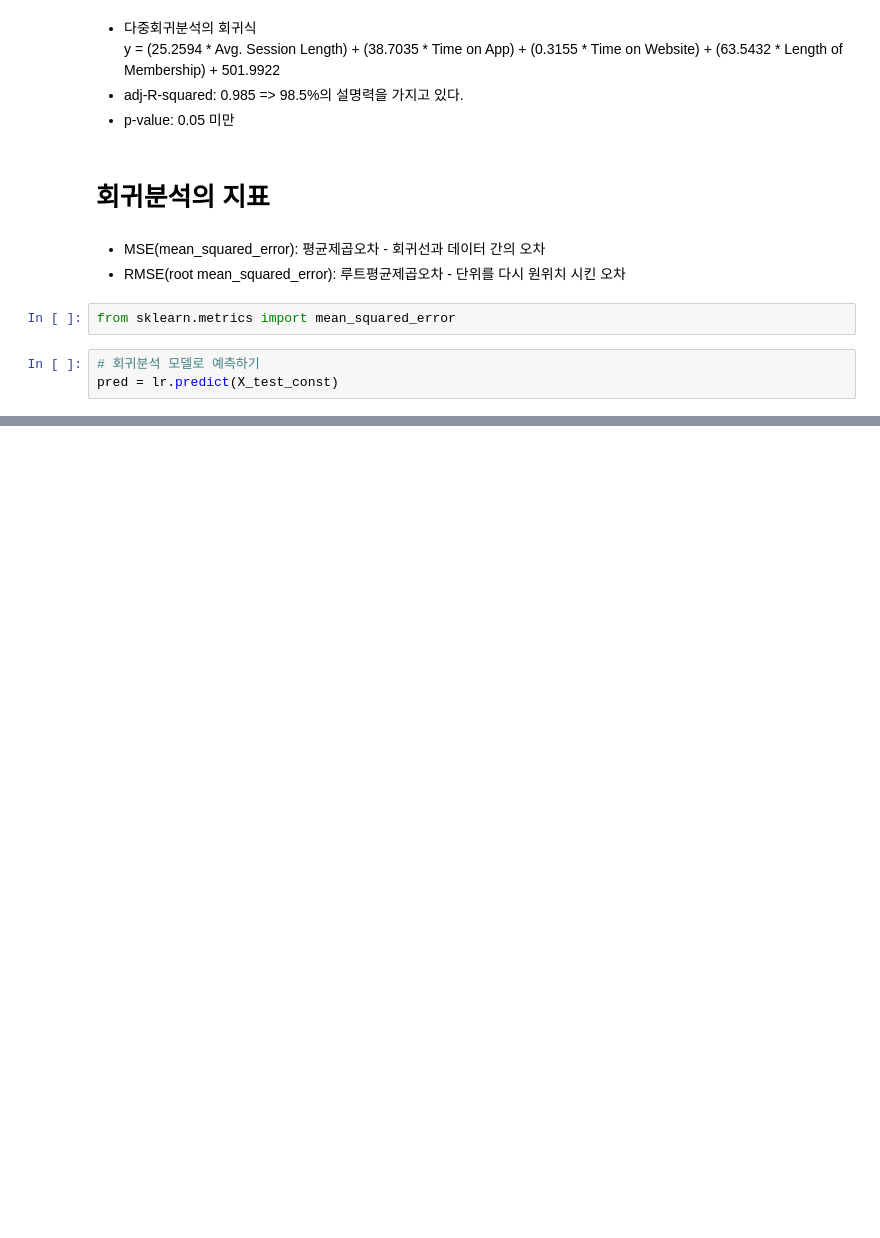
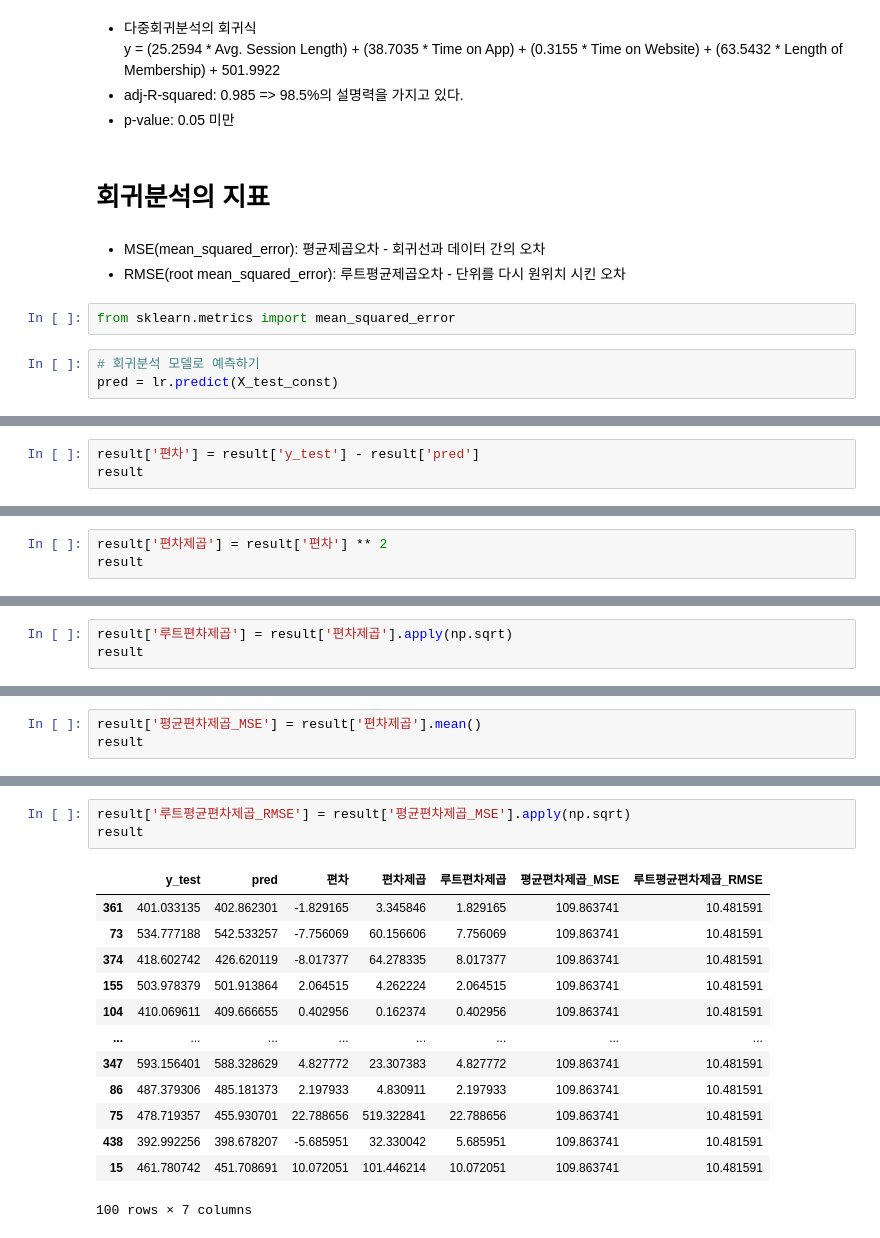
Before and after one commit to eunso03/fintech, a Jupyter notebook: 05machine_learning/16지도학습_다중회귀분석_고객별연간지출액예측.ipynb, the cells around one changed output, grey strips where cells are left out. Cells and saved outputs as stored; diff of their text form; blank space fills up the shorter version.

```diff
--- a/05machine_learning/16지도학습_다중회귀분석_고객별연간지출액예측.ipynb
+++ b/05machine_learning/16지도학습_다중회귀분석_고객별연간지출액예측.ipynb
@@ -212,0 +477,3 @@ print("root_mean_squared_error:", np.sqrt(mean_squared_error(y_test, pred)))
+# %%
+result['편차'] = result['y_test'] - result['pred']
+result
@@ -212,0 +494,3 @@ print("root_mean_squared_error:", np.sqrt(mean_squared_error(y_test, pred)))
+# %%
+result['편차제곱'] = result['편차'] ** 2
+result
@@ -212,0 +511,3 @@ print("root_mean_squared_error:", np.sqrt(mean_squared_error(y_test, pred)))
+# %%
+result['루트편차제곱'] = result['편차제곱'].apply(np.sqrt)
+result
@@ -212,0 +528,3 @@ print("root_mean_squared_error:", np.sqrt(mean_squared_error(y_test, pred)))
+# %%
+result['평균편차제곱_MSE'] = result['편차제곱'].mean()
+result
@@ -212,0 +545,17 @@ print("root_mean_squared_error:", np.sqrt(mean_squared_error(y_test, pred)))
+# %%
+result['루트평균편차제곱_RMSE'] = result['평균편차제곱_MSE'].apply(np.sqrt)
+result
+# %% [output]
+|  | y_test | pred | 편차 | 편차제곱 | 루트편차제곱 | 평균편차제곱_MSE | 루트평균편차제곱_RMSE |
+| 361 | 401.033135 | 402.862301 | -1.829165 | 3.345846 | 1.829165 | 109.863741 | 10.481591 |
+| 73 | 534.777188 | 542.533257 | -7.756069 | 60.156606 | 7.756069 | 109.863741 | 10.481591 |
+| 374 | 418.602742 | 426.620119 | -8.017377 | 64.278335 | 8.017377 | 109.863741 | 10.481591 |
+| 155 | 503.978379 | 501.913864 | 2.064515 | 4.262224 | 2.064515 | 109.863741 | 10.481591 |
+| 104 | 410.069611 | 409.666655 | 0.402956 | 0.162374 | 0.402956 | 109.863741 | 10.481591 |
+| ... | ... | ... | ... | ... | ... | ... | ... |
+| 347 | 593.156401 | 588.328629 | 4.827772 | 23.307383 | 4.827772 | 109.863741 | 10.481591 |
+| 86 | 487.379306 | 485.181373 | 2.197933 | 4.830911 | 2.197933 | 109.863741 | 10.481591 |
+| 75 | 478.719357 | 455.930701 | 22.788656 | 519.322841 | 22.788656 | 109.863741 | 10.481591 |
+| 438 | 392.992256 | 398.678207 | -5.685951 | 32.330042 | 5.685951 | 109.863741 | 10.481591 |
+| 15 | 461.780742 | 451.708691 | 10.072051 | 101.446214 | 10.072051 | 109.863741 | 10.481591 |
+100 rows × 7 columns
```
Also changed, not shown: parts of 34 cells of this notebook, 2 other files.
